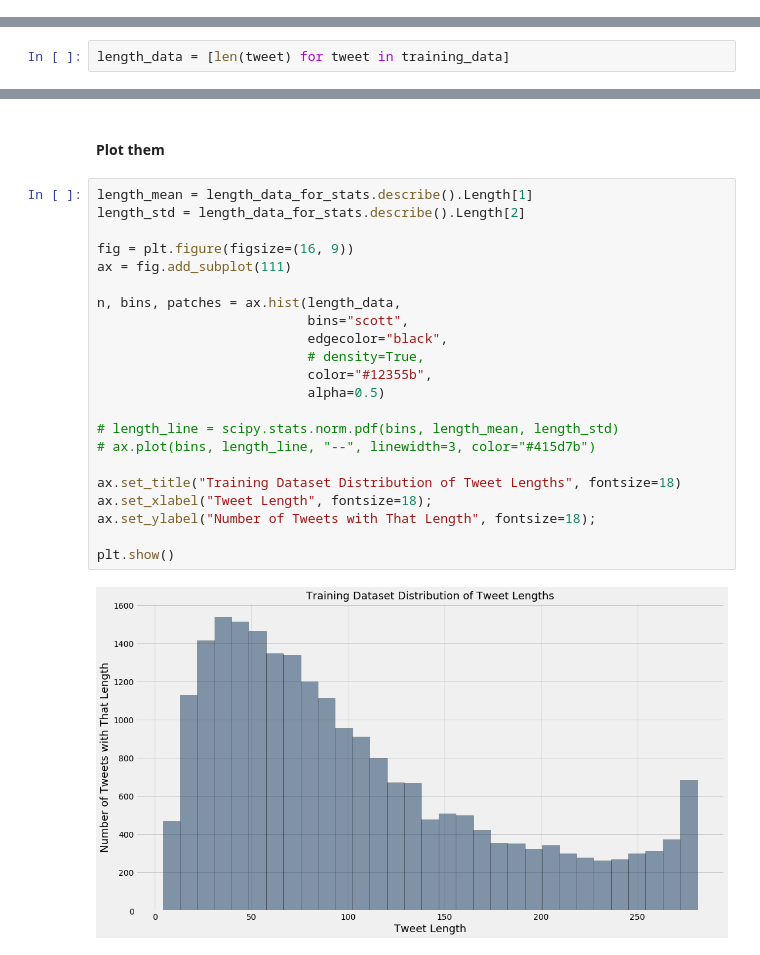
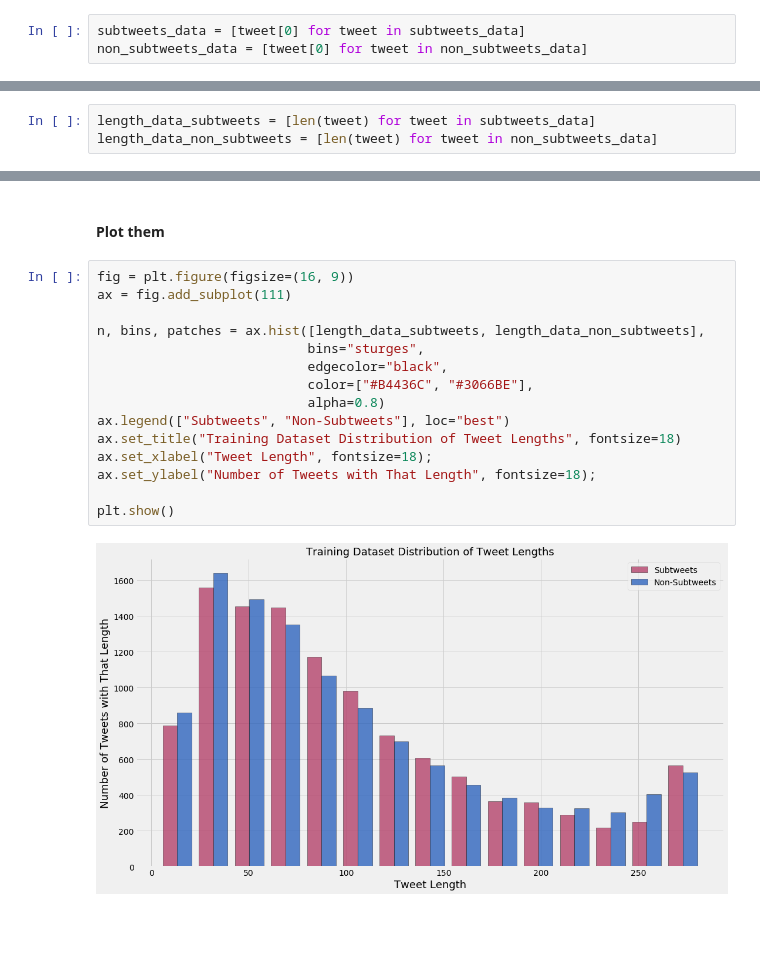
Before and after one commit to segalgouldn/Senior-Project-Subtweets, a Jupyter notebook: development/classifier_creator.ipynb, the cells around one changed output, grey strips where cells are left out. Cells and saved outputs as stored; diff of their text form; blank space fills up the shorter version.

```diff
--- a/development/classifier_creator.ipynb
+++ b/development/classifier_creator.ipynb
@@ -569,4 +620,8 @@ training_data = [(tweet[0]
+# %%
+subtweets_data = [tweet[0] for tweet in subtweets_data]
+non_subtweets_data = [tweet[0] for tweet in non_subtweets_data]
 # %% [markdown]
 #### Lengths
 # %%
-length_data = [len(tweet) for tweet in training_data]
+length_data_subtweets = [len(tweet) for tweet in subtweets_data]
+length_data_non_subtweets = [len(tweet) for tweet in non_subtweets_data]
@@ -737,27 +773,20 @@ unique_words_data_for_stats.describe()
 # %% [markdown]
 #### Plot them
 # %%
-length_mean = length_data_for_stats.describe().Length[1]
-length_std = length_data_for_stats.describe().Length[2]
-
 fig = plt.figure(figsize=(16, 9))
 ax = fig.add_subplot(111)
 
-n, bins, patches = ax.hist(length_data,
-                           bins="scott",
+n, bins, patches = ax.hist([length_data_subtweets, length_data_non_subtweets],
+                           bins="sturges",
                            edgecolor="black",
-                           # density=True,
-                           color="#12355b",
-                           alpha=0.5)
-
-# length_line = scipy.stats.norm.pdf(bins, length_mean, length_std)
-# ax.plot(bins, length_line, "--", linewidth=3, color="#415d7b")
-
+                           color=["#B4436C", "#3066BE"],
+                           alpha=0.8)
+ax.legend(["Subtweets", "Non-Subtweets"], loc="best")
 ax.set_title("Training Dataset Distribution of Tweet Lengths", fontsize=18)
 ax.set_xlabel("Tweet Length", fontsize=18);
 ax.set_ylabel("Number of Tweets with That Length", fontsize=18);
 
 plt.show()
 # %% [output]
-[figure, old version]
+[figure, new version]
 # %%
```
Also changed, not shown: parts of 87 cells of this notebook, 52 other files.
